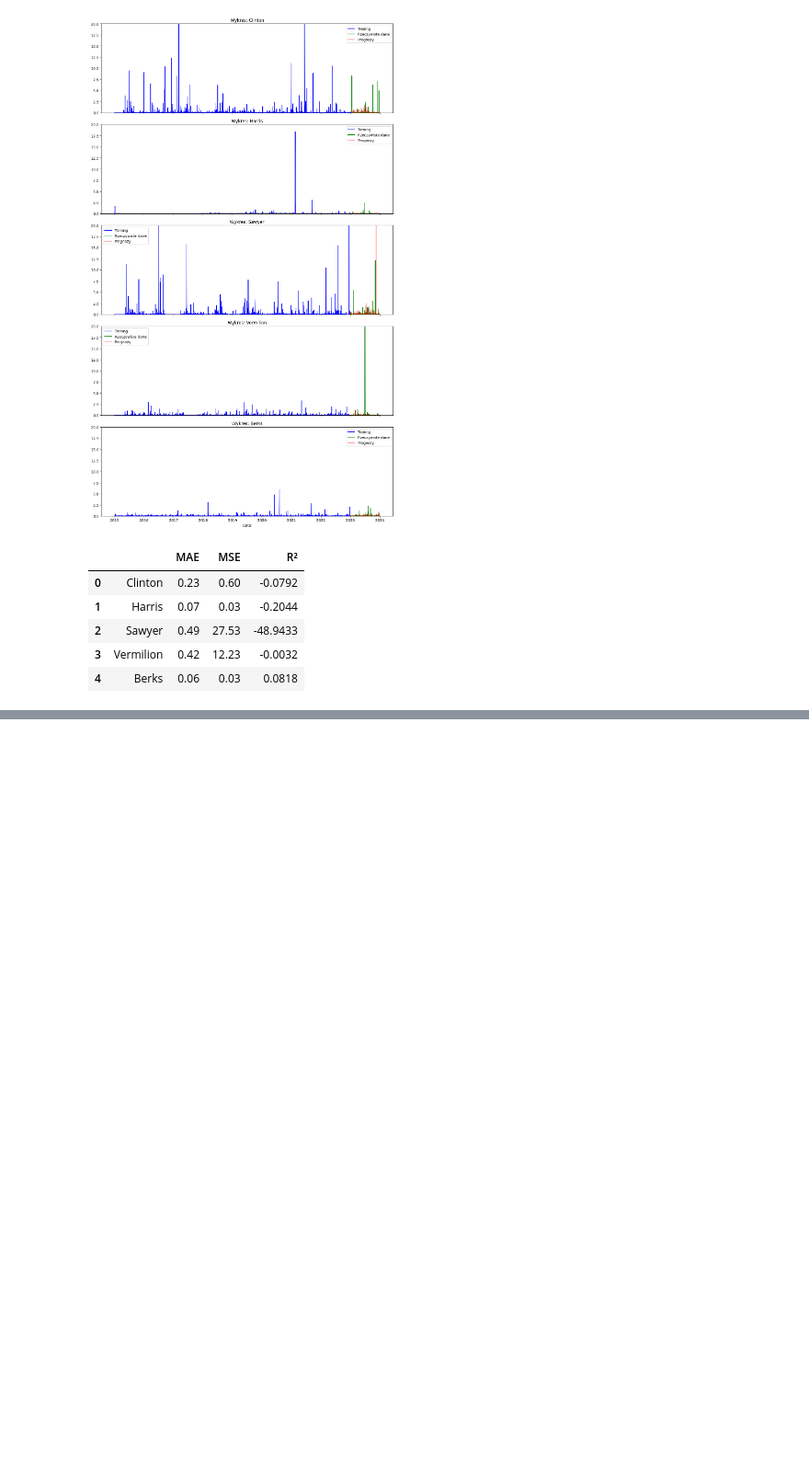
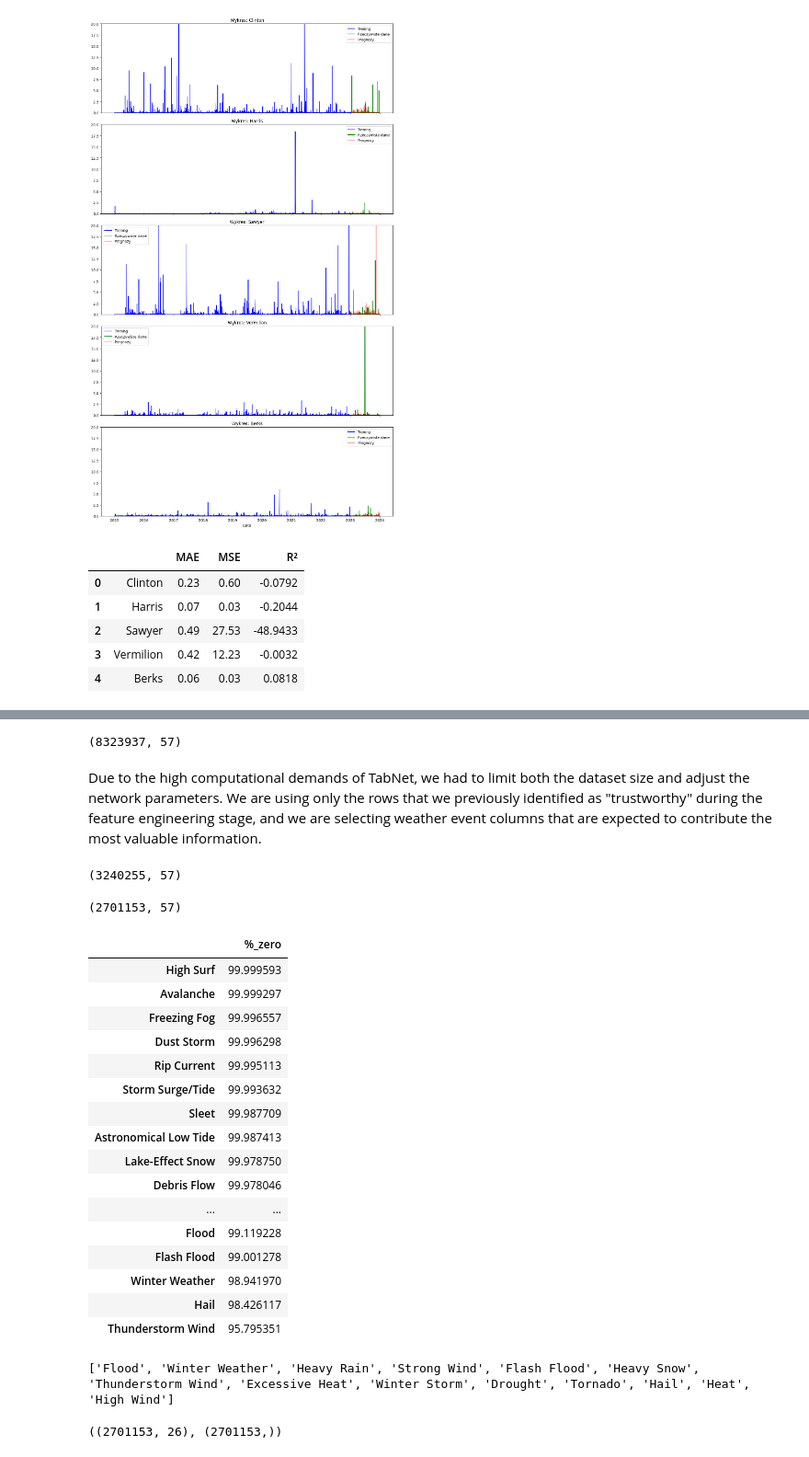
Before and after one commit to kwiatkowskaa/PowerOutage_Prediction, a Jupyter notebook: notebooks/03_model_development.ipynb, the cells around one changed output, grey strips where cells are left out. Shown at 92% size. Saved outputs shown, nothing was run; the diff lists cells and outputs as text; code cells hidden in the pictures; blank space fills up the shorter version.

```diff
--- a/notebooks/03_model_development.ipynb
+++ b/notebooks/03_model_development.ipynb
@@ -547,0 +553,65 @@ evaluate_forecasts(dict_percent, 'PercentCustomersOut')
+# %%
+event_names = ['Astronomical Low Tide', 'Extreme Cold/Wind Chill', 'Flood','Winter Weather',
+               'Wildfire', 'Heavy Rain', 'Cold/Wind Chill', 'Dense Fog', 'Frost/Freeze', 'Strong Wind',
+               'Lake-Effect Snow', 'Funnel Cloud', 'Flash Flood', 'Heavy Snow', 'Ice Storm',
+               'Thunderstorm Wind', 'Avalanche', 'Excessive Heat', 'Coastal Flood', 'Storm Surge/Tide',
+               'Sleet', 'Debris Flow', 'Winter Storm', 'Tropical Storm', 'Dust Storm', 'Drought',
+               'Blizzard', 'Lightning', 'Tornado', 'Hail', 'Rip Current', 'Heat', 'Freezing Fog',
+               'High Surf', 'High Wind']
+# %%
+df.shape
+# %% [output]
+(8323937, 57)
+# %% [markdown]
+Due to the high computational demands of TabNet, we had to limit both the dataset size and adjust the network parameters. We are using only the rows that we previously identified as "trustworthy" during the feature engineering stage, and we are selecting weather event columns that are expected to contribute the most valuable information.
+# %%
+df = df[df['ValidDataFlag'] == 1]
+df.shape
+# %% [output]
+(3240255, 57)
+# %%
+df['Year'].value_counts()
+df = df[~df['Year'].isin([2015, 2016, 2017])]
+df.shape
+# %% [output]
+(2701153, 57)
+# %%
+zero_percentages = {}
+
+for col in event_names:
+    if col in df.columns:
+        zero_count = (df[col] == 0).sum()
+        total_count = len(df)
+        zero_percentage = (zero_count / total_count) * 100
+        zero_percentages[col] = zero_percentage
+
+zero_percentages_df = pd.DataFrame.from_dict(zero_percentages, orient='index', columns=['%_zero'])
+zero_percentages_df = zero_percentages_df.sort_values('%_zero', ascending=False)
+
+display(zero_percentages_df)
+# %% [output]
+|  | %_zero |
+| High Surf | 99.999593 |
+| Avalanche | 99.999297 |
+| Freezing Fog | 99.996557 |
+| Dust Storm | 99.996298 |
+| Rip Current | 99.995113 |
+| Storm Surge/Tide | 99.993632 |
+| Sleet | 99.987709 |
+| Astronomical Low Tide | 99.987413 |
+| Lake-Effect Snow | 99.978750 |
+| Debris Flow | 99.978046 |
+| ... | ... |
+| Flood | 99.119228 |
+| Flash Flood | 99.001278 |
+| Winter Weather | 98.941970 |
+| Hail | 98.426117 |
+| Thunderstorm Wind | 95.795351 |
+# %%
+selected_events_name = [
+    col for col, perc in zero_percentages.items() if perc < 99.8
+]
+
+print(selected_events_name)
+# %% [output]
+['Flood', 'Winter Weather', 'Heavy Rain', 'Strong Wind', 'Flash Flood', 'Heavy Snow', 'Thunderstorm Wind', 'Excessive Heat', 'Winter Storm', 'Drought', 'Tornado', 'Hail', 'Heat', 'High Wind']
@@ -547,0 +627,4 @@ evaluate_forecasts(dict_percent, 'PercentCustomersOut')
+# %%
+X.shape, y.shape
+# %% [output]
+((2701153, 26), (2701153,))
```
Also changed, not shown: parts of 10 cells of this notebook.
